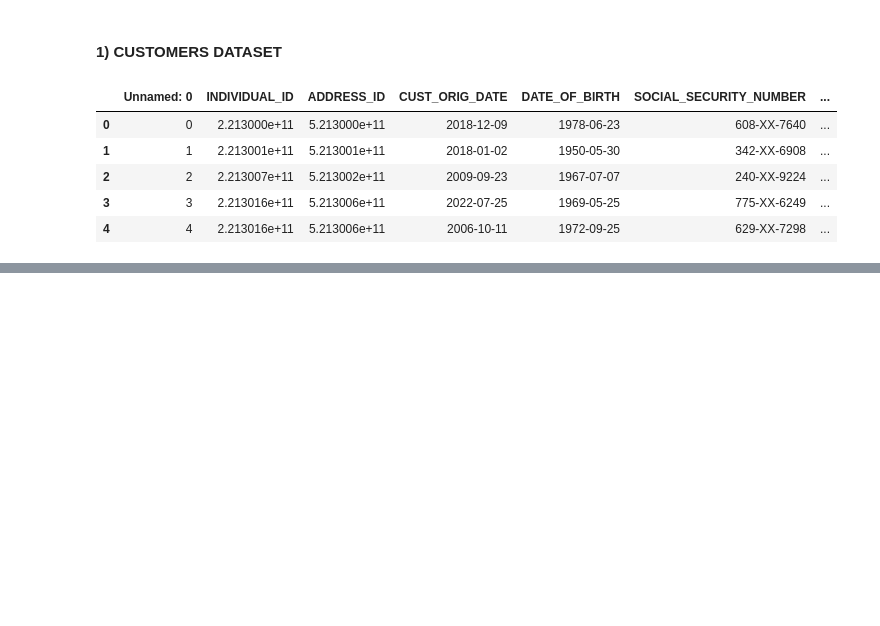
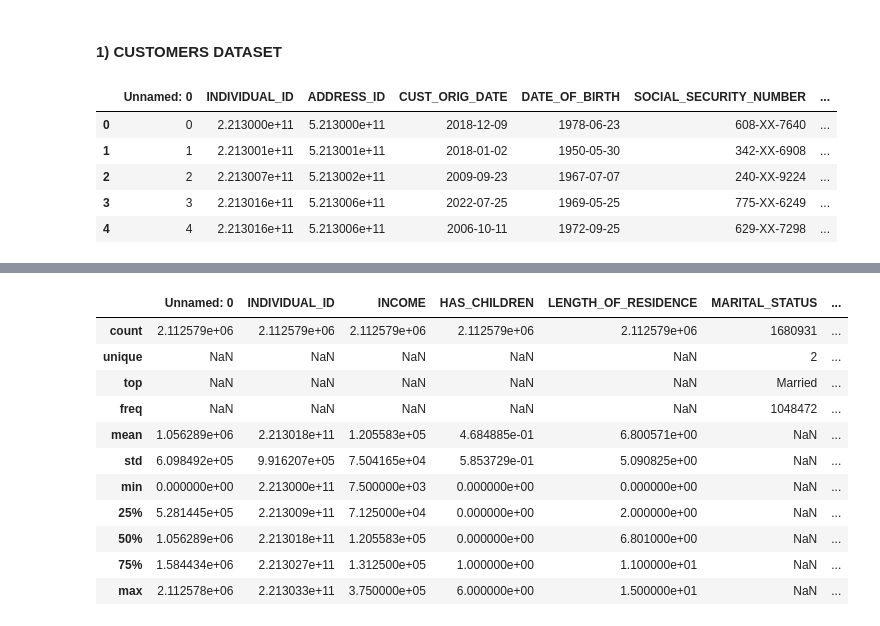
Before and after one commit to fabrizi0rigodanz0/Insurance_Analysis_ML, a Jupyter notebook: notebook.ipynb, the cells around one changed output, grey strips where cells are left out. Cells and saved outputs as stored; diff of their text form; code cells hidden in the pictures; blank space fills up the shorter version.

```diff
--- a/notebook.ipynb
+++ b/notebook.ipynb
@@ -104,0 +156,5 @@ df_customer.head()
+# %%
+#load the transaction dataset
+file_path = os.path.join("data","ABC_df_demographic.csv")
+df_demographic= pd.read_csv(file_path)
+df_demographic.head()
@@ -104,0 +202,15 @@ df_customer.head()
+# %%
+df_demographic.describe(include='all')
+# %% [output]
+|  | Unnamed: 0 | INDIVIDUAL_ID | INCOME | HAS_CHILDREN | LENGTH_OF_RESIDENCE | MARITAL_STATUS | ... |
+| count | 2.112579e+06 | 2.112579e+06 | 2.112579e+06 | 2.112579e+06 | 2.112579e+06 | 1680931 | ... |
+| unique | NaN | NaN | NaN | NaN | NaN | 2 | ... |
+| top | NaN | NaN | NaN | NaN | NaN | Married | ... |
+| freq | NaN | NaN | NaN | NaN | NaN | 1048472 | ... |
+| mean | 1.056289e+06 | 2.213018e+11 | 1.205583e+05 | 4.684885e-01 | 6.800571e+00 | NaN | ... |
+| std | 6.098492e+05 | 9.916207e+05 | 7.504165e+04 | 5.853729e-01 | 5.090825e+00 | NaN | ... |
+| min | 0.000000e+00 | 2.213000e+11 | 7.500000e+03 | 0.000000e+00 | 0.000000e+00 | NaN | ... |
+| 25% | 5.281445e+05 | 2.213009e+11 | 7.125000e+04 | 0.000000e+00 | 2.000000e+00 | NaN | ... |
+| 50% | 1.056289e+06 | 2.213018e+11 | 1.205583e+05 | 0.000000e+00 | 6.801000e+00 | NaN | ... |
+| 75% | 1.584434e+06 | 2.213027e+11 | 1.312500e+05 | 1.000000e+00 | 1.100000e+01 | NaN | ... |
+| max | 2.112578e+06 | 2.213033e+11 | 3.750000e+05 | 6.000000e+00 | 1.500000e+01 | NaN | ... |
```
Also changed, not shown: parts of 9 cells of this notebook.
